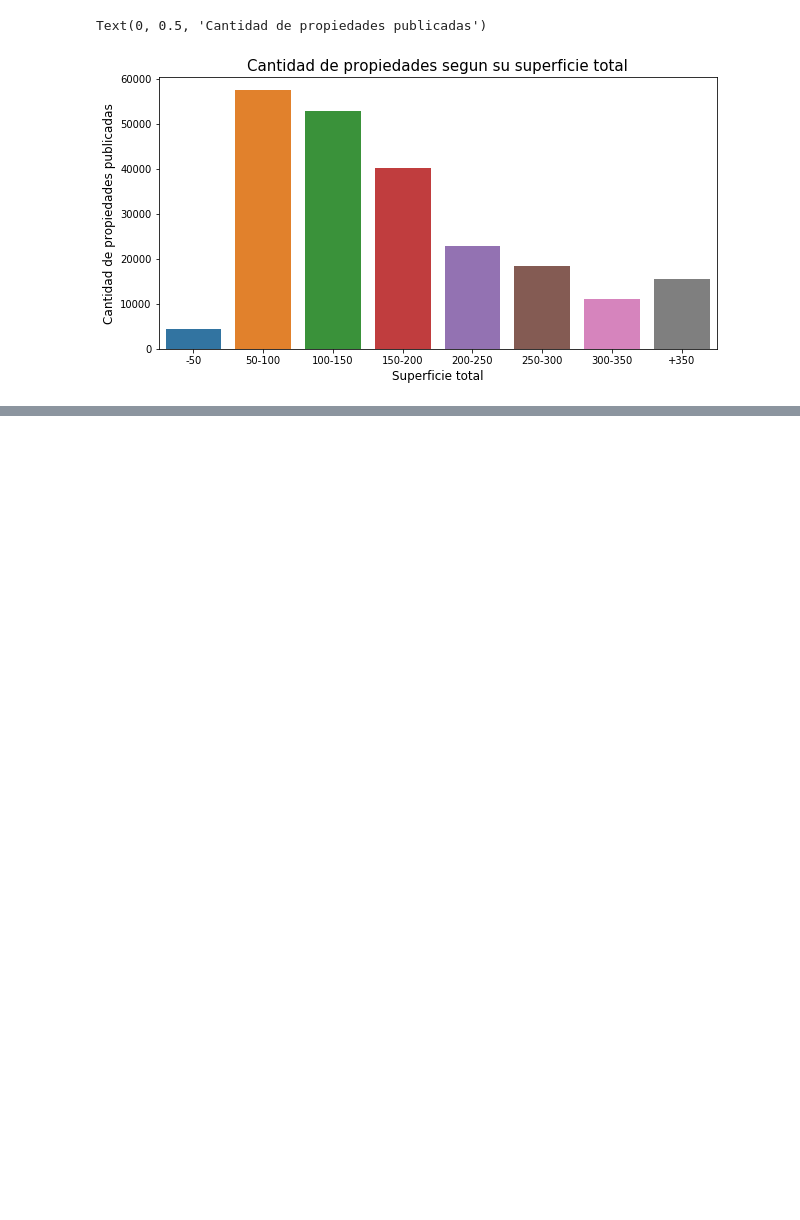
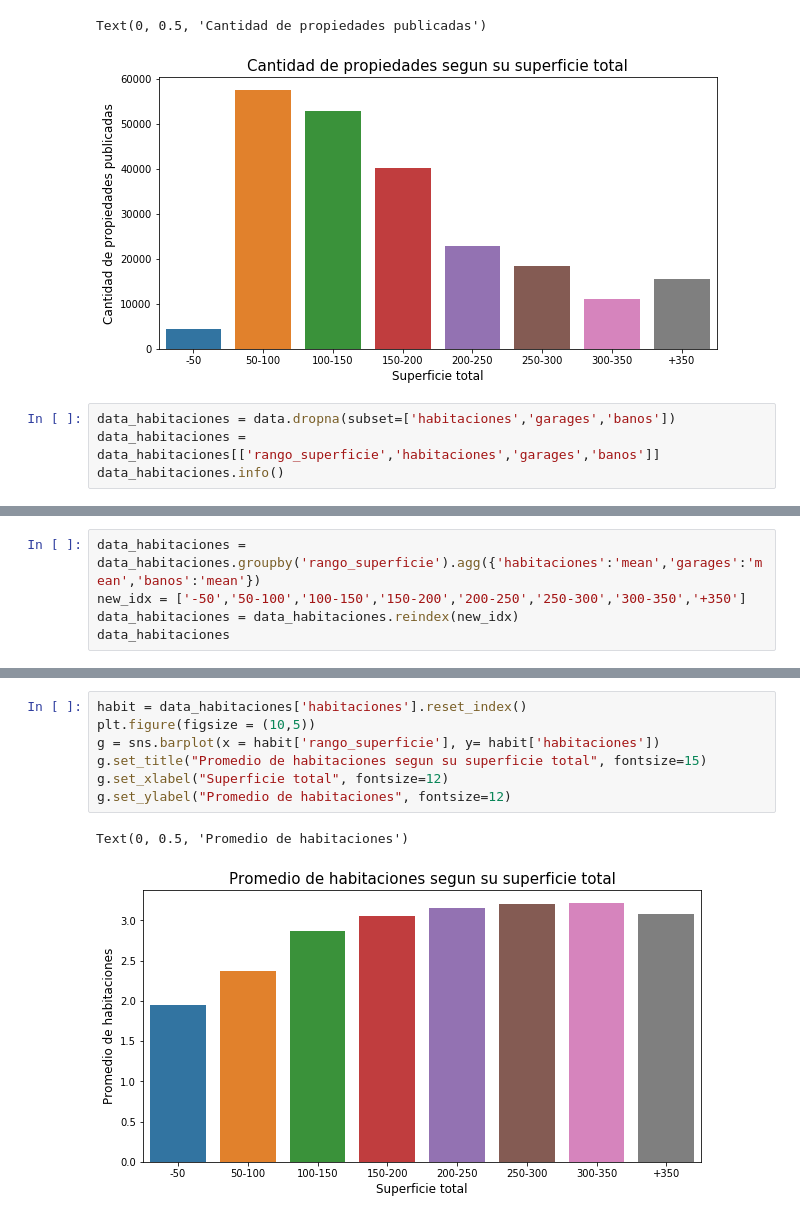
Before and after one commit to PBrrtrn/7506-organizacion-de-datos, a Jupyter notebook: src/exp/Exploracion_por_superficie.ipynb, the cells around one changed output, grey strips where cells are left out. Saved outputs shown, nothing was run; the diff lists cells and outputs as text; blank space fills up the shorter version.

Commit message:
agrego graficos a exploracion de superficies

```diff
--- a/src/exp/Exploracion_por_superficie.ipynb
+++ b/src/exp/Exploracion_por_superficie.ipynb
@@ -114,3 +114,7 @@ g.set_ylabel("Cantidad de propiedades publicadas", fontsize=12)
 # %% [output]
 Text(0, 0.5, 'Cantidad de propiedades publicadas')
 [figure]
+# %%
+data_habitaciones = data.dropna(subset=['habitaciones','garages','banos'])
+data_habitaciones = data_habitaciones[['rango_superficie','habitaciones','garages','banos']]
+data_habitaciones.info()
@@ -116,0 +131,5 @@ Text(0, 0.5, 'Cantidad de propiedades publicadas')
+# %%
+data_habitaciones = data_habitaciones.groupby('rango_superficie').agg({'habitaciones':'mean','garages':'mean','banos':'mean'})
+new_idx = ['-50','50-100','100-150','150-200','200-250','250-300','300-350','+350']
+data_habitaciones = data_habitaciones.reindex(new_idx)
+data_habitaciones
@@ -116,0 +147,10 @@ Text(0, 0.5, 'Cantidad de propiedades publicadas')
+# %%
+habit = data_habitaciones['habitaciones'].reset_index()
+plt.figure(figsize = (10,5))
+g = sns.barplot(x = habit['rango_superficie'], y= habit['habitaciones'])
+g.set_title("Promedio de habitaciones segun su superficie total", fontsize=15)
+g.set_xlabel("Superficie total", fontsize=12)
+g.set_ylabel("Promedio de habitaciones", fontsize=12)
+# %% [output]
+Text(0, 0.5, 'Promedio de habitaciones')
+[figure, added]
```
Also changed, not shown: parts of 4 cells of this notebook.
